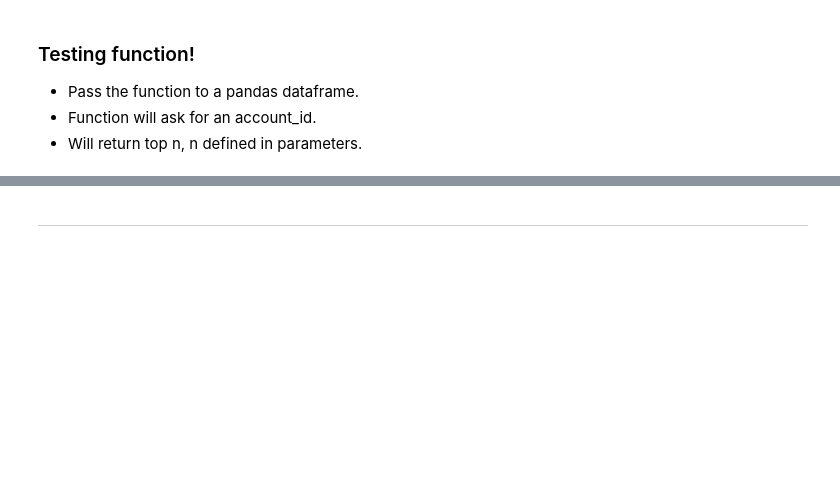
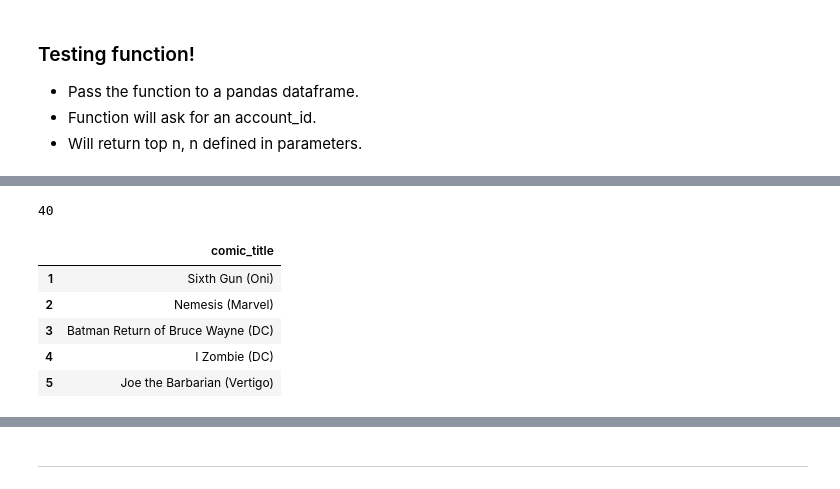
Before and after one commit to werlindo/comics_rx, a Jupyter notebook: comics_rx-2b_als_reduced.ipynb, the cells around one changed output, grey strips where cells are left out. Drawn from its saved outputs; the diff is of its cells as text; code cells hidden in the pictures; blank space fills up the shorter version.

Commit message:
create POC on reduced model

```diff
--- a/comics_rx-2b_als_reduced.ipynb
+++ b/comics_rx-2b_als_reduced.ipynb
@@ -586,0 +592,11 @@ top_n_df
+# %%
+top_n_df = cr.get_top_n_recs_for_user(spark=spark, model=model, topn=5)
+top_n_df
+# %% [output]
+40
+|  | comic_title |
+| 1 | Sixth Gun (Oni) |
+| 2 | Nemesis (Marvel) |
+| 3 | Batman Return of Bruce Wayne (DC) |
+| 4 | I Zombie (DC) |
+| 5 | Joe the Barbarian (Vertigo) |
```
Also changed, not shown: parts of 15 cells of this notebook.
